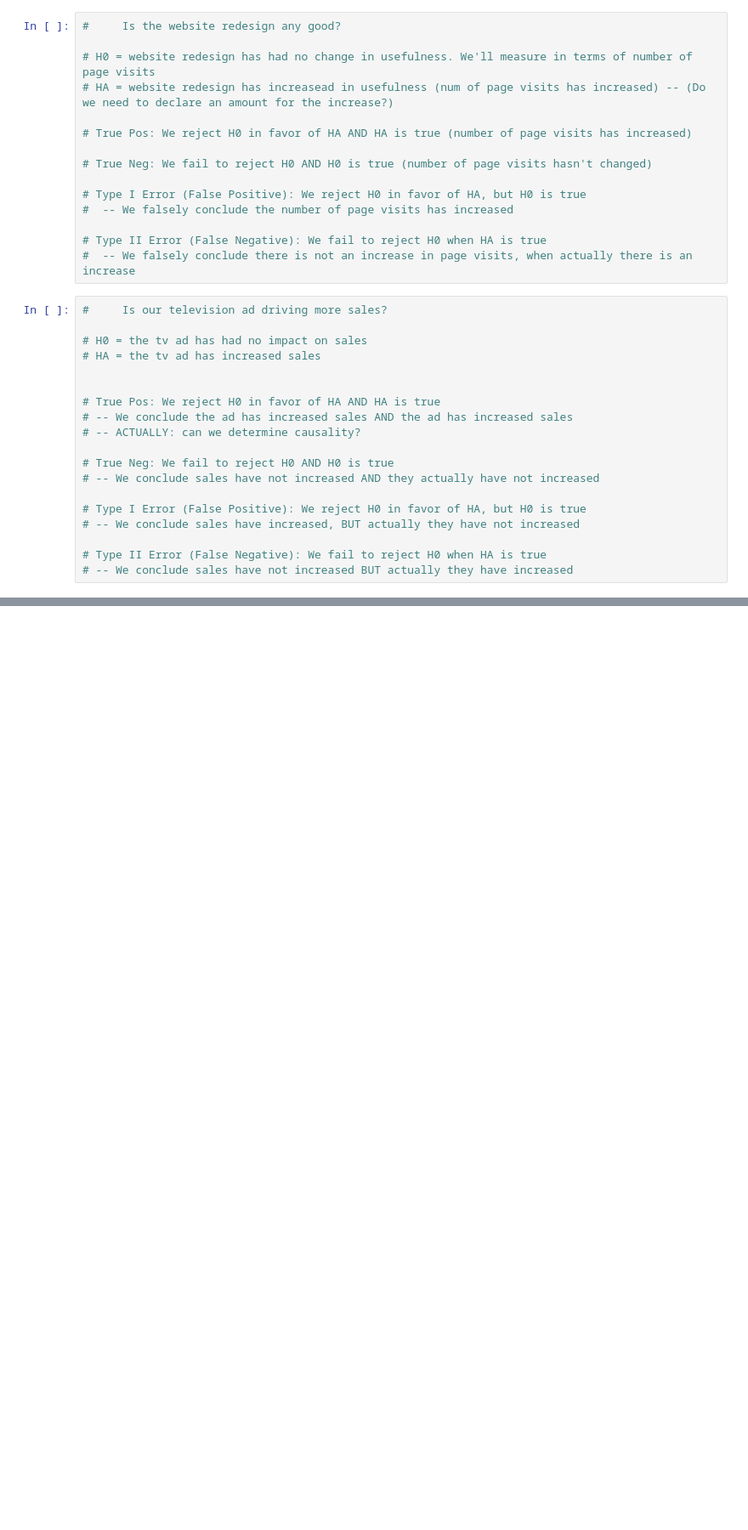
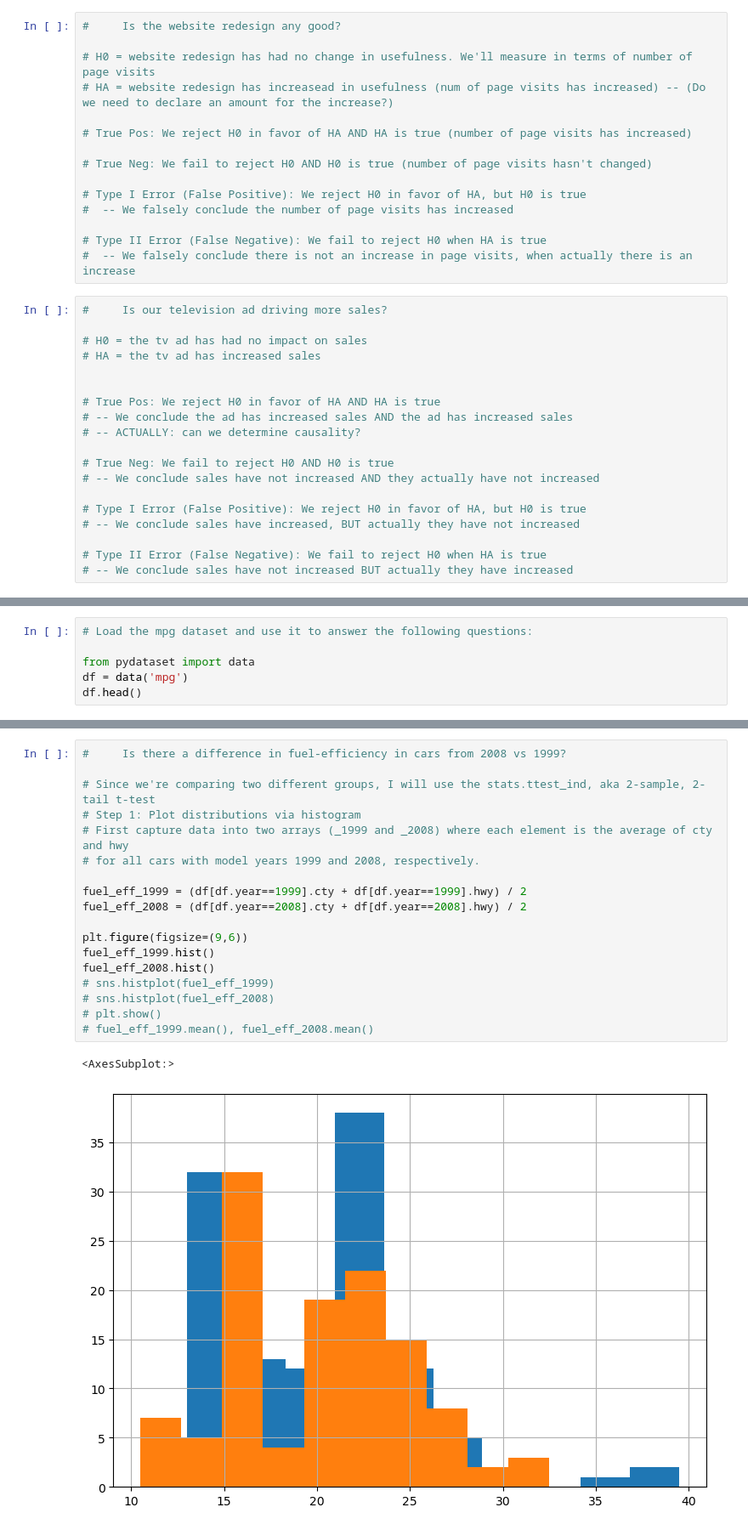
Before and after one commit to corey-hermesch/statistics_exercises, a Jupyter notebook: hypothesis_testing.ipynb, the cells around one changed output, grey strips where cells are left out. Shown at 85% size. Drawn from its saved outputs; the diff is of its cells as text; blank space fills up the shorter version.

Commit message:
comparison of means exercises

```diff
--- a/hypothesis_testing.ipynb
+++ b/hypothesis_testing.ipynb
@@ -56,0 +142,6 @@
+# %%
+# Load the mpg dataset and use it to answer the following questions:
+
+from pydataset import data
+df = data('mpg')
+df.head()
@@ -56,0 +155,21 @@
+# %%
+#     Is there a difference in fuel-efficiency in cars from 2008 vs 1999?
+
+# Since we're comparing two different groups, I will use the stats.ttest_ind, aka 2-sample, 2-tail t-test
+# Step 1: Plot distributions via histogram
+# First capture data into two arrays (_1999 and _2008) where each element is the average of cty and hwy
+# for all cars with model years 1999 and 2008, respectively.
+
+fuel_eff_1999 = (df[df.year==1999].cty + df[df.year==1999].hwy) / 2
+fuel_eff_2008 = (df[df.year==2008].cty + df[df.year==2008].hwy) / 2
+
+plt.figure(figsize=(9,6))
+fuel_eff_1999.hist()
+fuel_eff_2008.hist()
+# sns.histplot(fuel_eff_1999)
+# sns.histplot(fuel_eff_2008)
+# plt.show()
+# fuel_eff_1999.mean(), fuel_eff_2008.mean()
+# %% [output]
+<AxesSubplot:>
+[figure, added]
```
Also changed, not shown: parts of 29 cells of this notebook, 1 other file.
